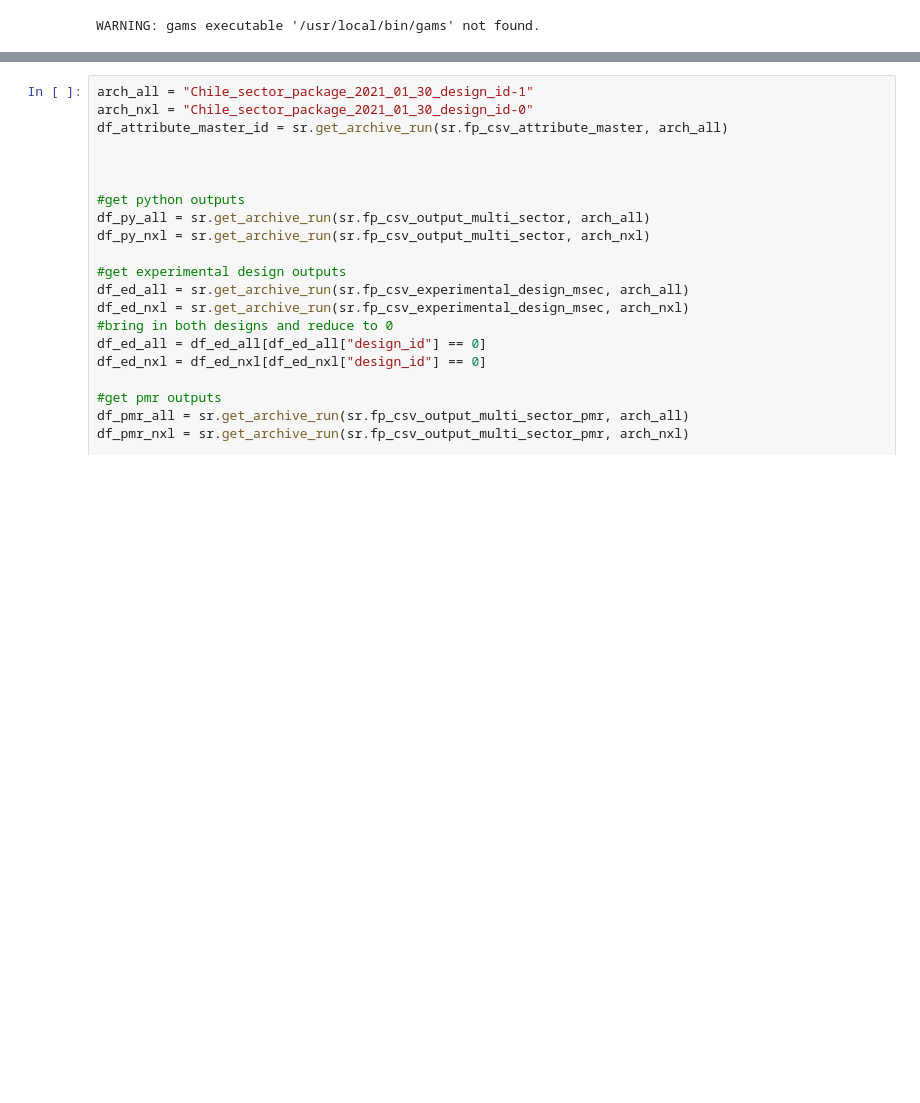
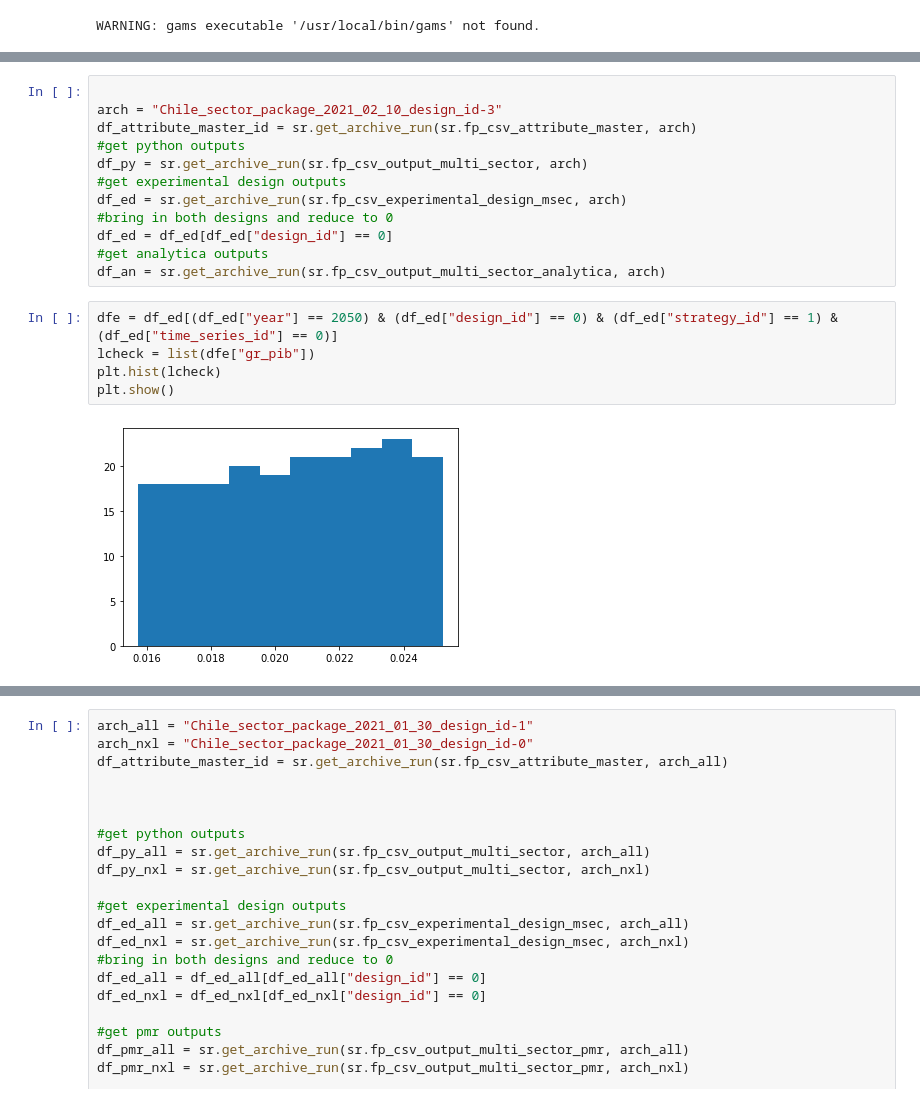
Before and after one commit to emolinaperez/MultiSector_LTS_Chile, a Jupyter notebook: python/integrate_designs_kluge_20210130.ipynb, the cells around one changed output, grey strips where cells are left out. Drawn from its saved outputs; the diff is of its cells as text; blank space fills up the shorter version.

Commit message:
some changes to bring in new parameters

```diff
--- a/python/integrate_designs_kluge_20210130.ipynb
+++ b/python/integrate_designs_kluge_20210130.ipynb
@@ -34,0 +39,19 @@ min(df11["fo-emissions_total-mtco2e"])
+# %%
+
+arch = "Chile_sector_package_2021_02_10_design_id-3"
+df_attribute_master_id = sr.get_archive_run(sr.fp_csv_attribute_master, arch)
+#get python outputs
+df_py = sr.get_archive_run(sr.fp_csv_output_multi_sector, arch)
+#get experimental design outputs
+df_ed = sr.get_archive_run(sr.fp_csv_experimental_design_msec, arch)
+#bring in both designs and reduce to 0
+df_ed = df_ed[df_ed["design_id"] == 0]
+#get analytica outputs
+df_an = sr.get_archive_run(sr.fp_csv_output_multi_sector_analytica, arch)
+# %%
+dfe = df_ed[(df_ed["year"] == 2050) & (df_ed["design_id"] == 0) & (df_ed["strategy_id"] == 1) & (df_ed["time_series_id"] == 0)]
+lcheck = list(dfe["gr_pib"])
+plt.hist(lcheck)
+plt.show()
+# %% [output]
+[figure, added]
```
Also changed, not shown: parts of 39 cells of this notebook, 11 other files.
